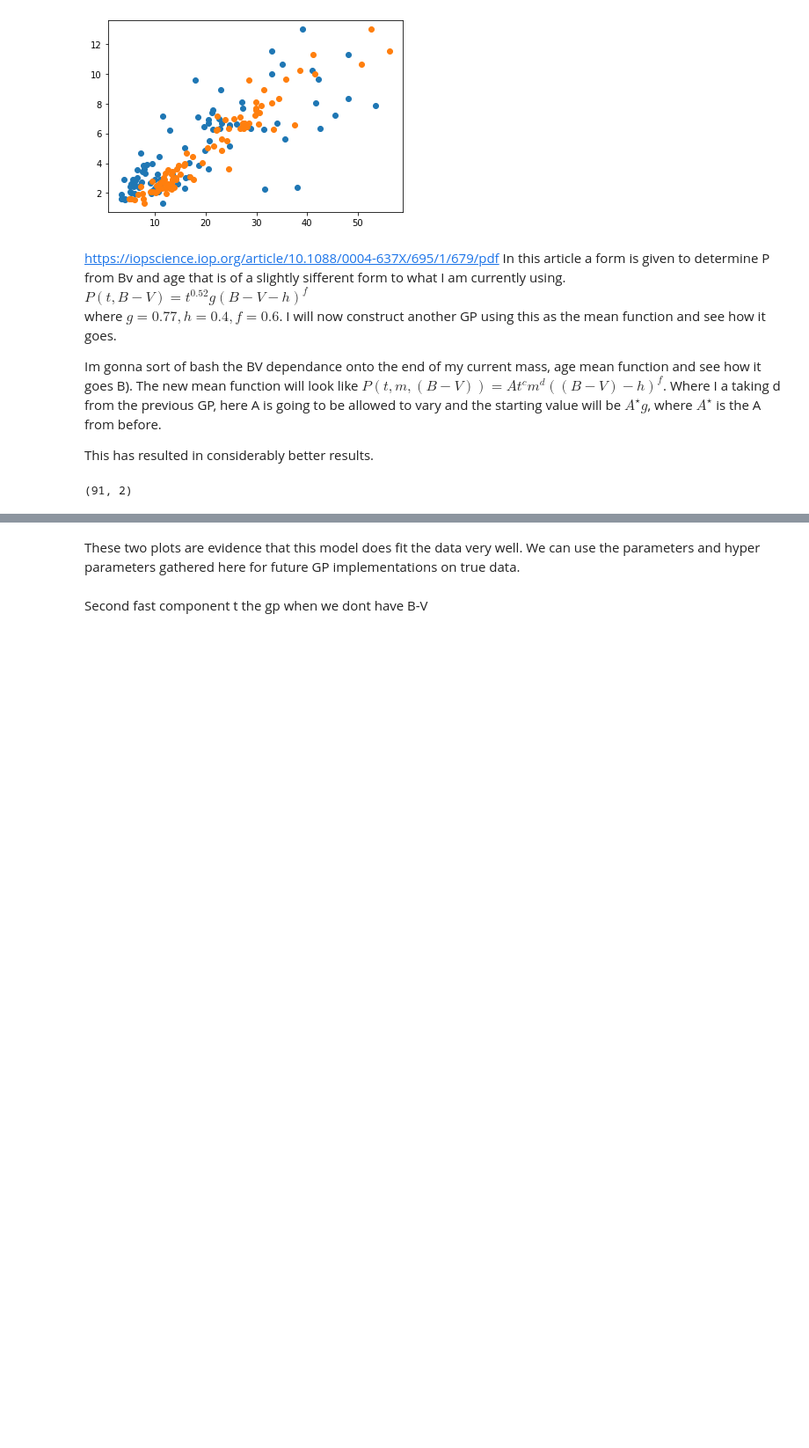
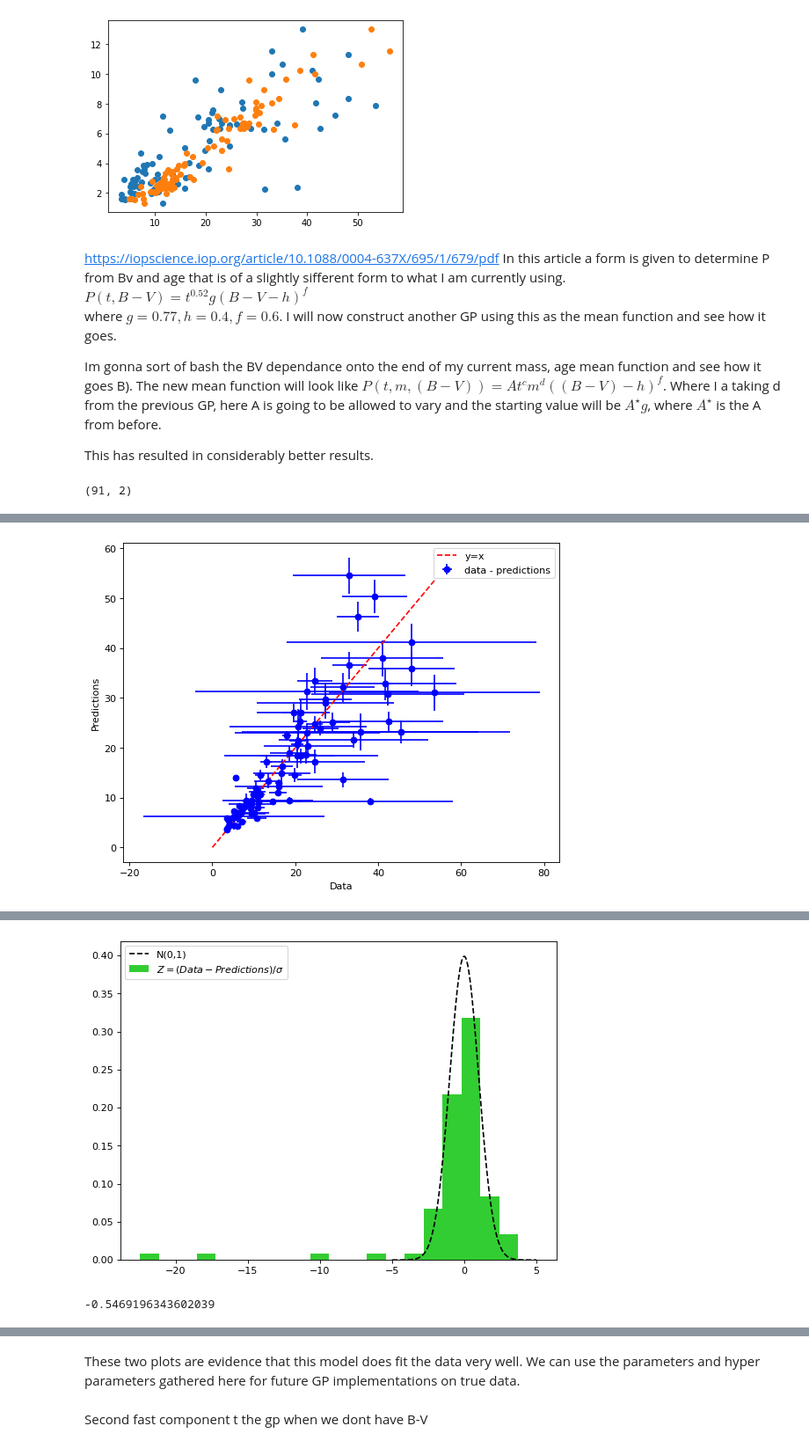
Before and after one commit to ni-phy/year4-project, a Jupyter notebook: Henry/3d_fitting_real.ipynb, the cells around one changed output, grey strips where cells are left out. Shown at 88% size. Saved outputs shown, nothing was run; the diff lists cells and outputs as text; code cells hidden in the pictures; blank space fills up the shorter version.

```diff
--- a/Henry/3d_fitting_real.ipynb
+++ b/Henry/3d_fitting_real.ipynb
@@ -419,9 +485,14 @@ plt.show()
 plt.figure(num=None, figsize=(8, 6), dpi=80, facecolor='w', edgecolor='k')
 
 plt.plot([0, np.amax(vals[2,:])], [0, np.amax(vals[2,:])], linestyle='--', label='y=x', color='r')
-plt.errorbar(vals[2,:], vals[0,:], yerr=vals[1,:], fmt='o', label=r'data - predictions', color='b', alpha=1)
-plt.fill_between(vals[2,:], vals[0,:] - vals[1,:], vals[0,:] + vals[1,:], alpha=0.3, label=r'$\sigma$',interpolate=True, color='blue')
-plt.fill_between(vals[2,:], vals[0,:] - 2*vals[1,:], vals[0,:] + 2*vals[1,:], alpha=0.2, label=r'$2\sigma$', interpolate=True, color='b')
+
+
+plt.errorbar(Prot, mu, yerr=std, xerr=Prot_err, fmt='o', label=r'data - predictions', color='b', alpha=1)
+
+
+
+#plt.fill_between(vals[2,:], vals[0,:] - vals[1,:], vals[0,:] + vals[1,:], alpha=0.3, label=r'$\sigma$',interpolate=True, color='blue')
+#plt.fill_between(vals[2,:], vals[0,:] - 2*vals[1,:], vals[0,:] + 2*vals[1,:], alpha=0.2, label=r'$2\sigma$', interpolate=True, color='b')
 plt.xlabel('Data')
 plt.ylabel('Predictions')
 plt.savefig("R_Ba.png")
@@ -432,7 +503,7 @@ plt.ylabel('Predictions')
 plt.show()
 
 
-Z = (vals[2,:] - vals[0, :])/(vals[1,:])
+Z = (Prot - mu)/np.sqrt(std**2 + Prot_err**2)
 x = np.linspace(-5,5, 1000)
 norm = 1/np.sqrt(2 * np.pi) * np.exp(-1/2 * x**2) #N(0,1) to compare with Z
 
@@ -445,3 +516,4 @@ plt.savefig("H_Ba.png")
 files.download("H_Ba.png")
 plt.show()
 print(Z.mean())
+# %% [output]
@@ -447,0 +522 @@ print(Z.mean())
+[figure, added]
@@ -447,0 +525,2 @@ print(Z.mean())
+[figure, added]
+-0.5469196343602039
```
Also changed, not shown: parts of 14 cells of this notebook.
